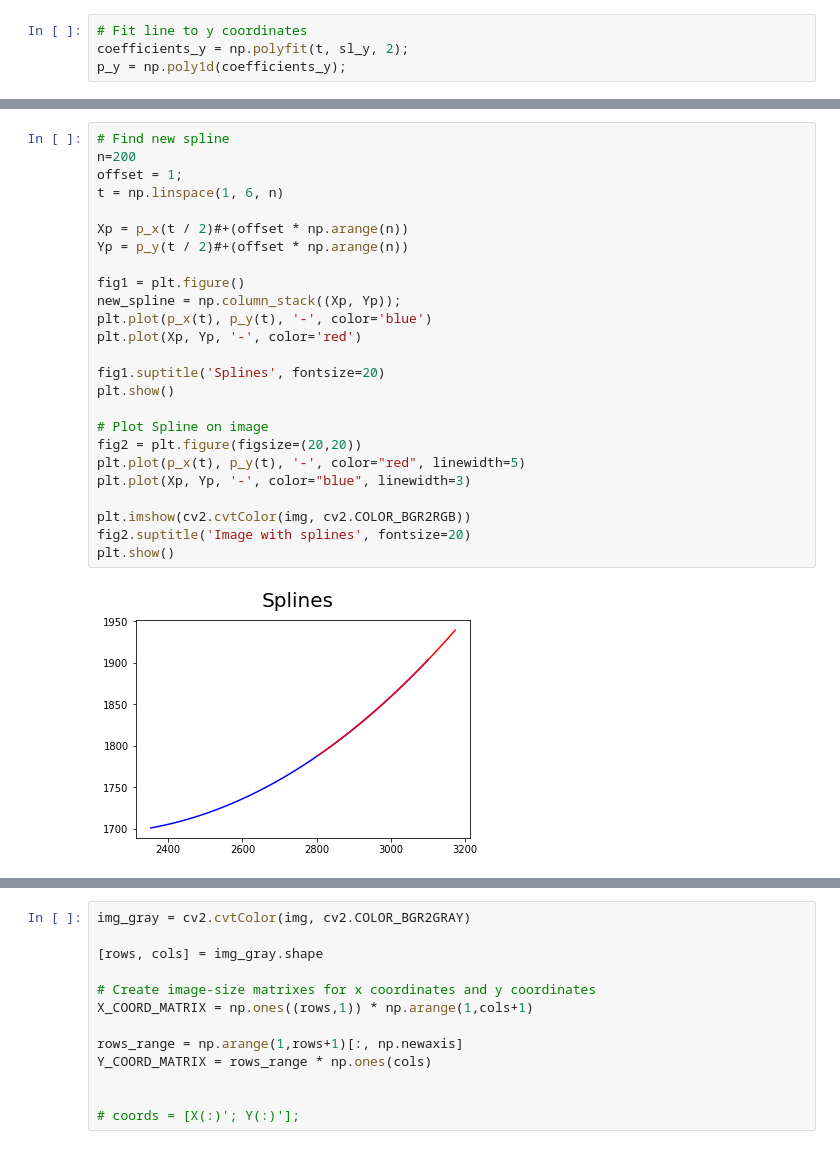
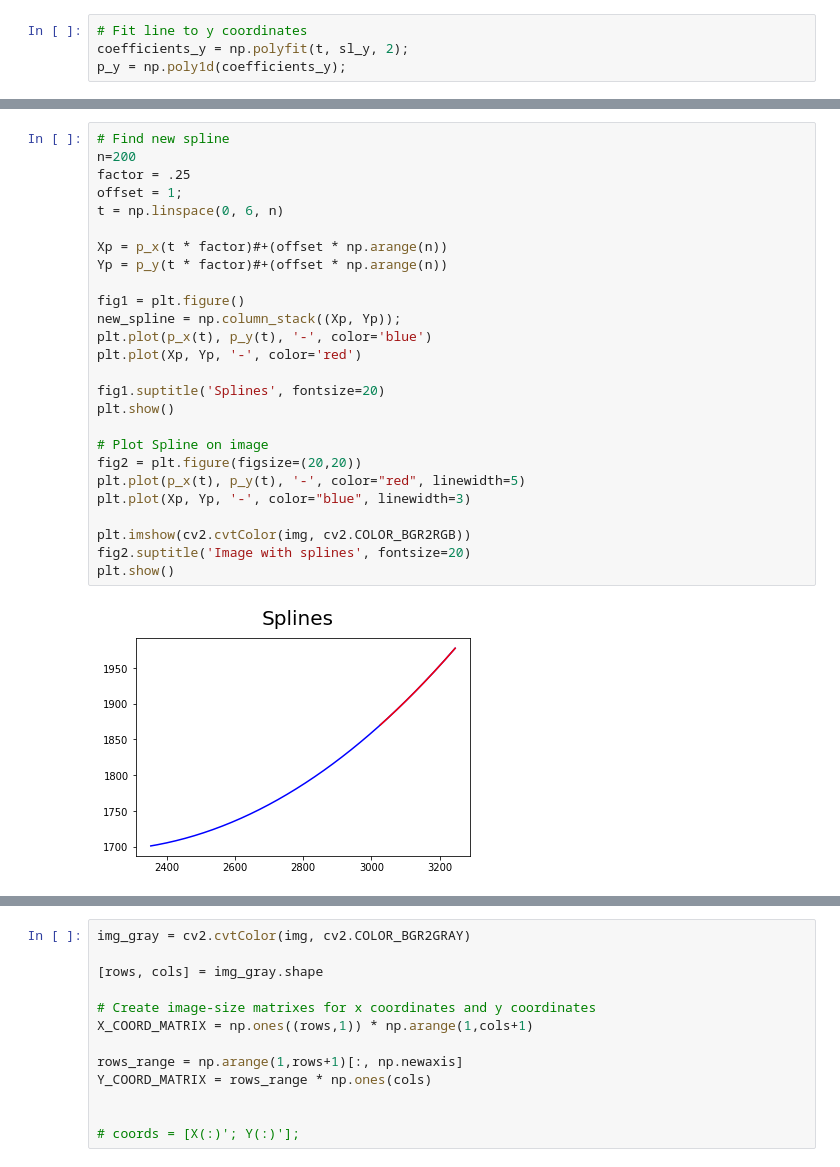
Before and after one commit to longeo/ImageWarpingPDEs, a Jupyter notebook: image_warper_opencv.ipynb, the cells around one changed output, grey strips where cells are left out. Cells and saved outputs as stored; diff of their text form.

```diff
--- a/image_warper_opencv.ipynb
+++ b/image_warper_opencv.ipynb
@@ -99,27 +87,28 @@ def get_new_spline(px, py, factor):
 # %%
 # Find new spline
 n=200
+factor = .25
 offset = 1;
-t = np.linspace(1, 6, n)
+t = np.linspace(0, 6, n)
 
-Xp = p_x(t / 2)#+(offset * np.arange(n))
-Yp = p_y(t / 2)#+(offset * np.arange(n))
+Xp = p_x(t * factor)#+(offset * np.arange(n))
+Yp = p_y(t * factor)#+(offset * np.arange(n))
 
 fig1 = plt.figure()
 new_spline = np.column_stack((Xp, Yp));
 plt.plot(p_x(t), p_y(t), '-', color='blue')
 plt.plot(Xp, Yp, '-', color='red')
 
 fig1.suptitle('Splines', fontsize=20)
 plt.show()
 
 # Plot Spline on image
 fig2 = plt.figure(figsize=(20,20))
 plt.plot(p_x(t), p_y(t), '-', color="red", linewidth=5)
 plt.plot(Xp, Yp, '-', color="blue", linewidth=3)
 
 plt.imshow(cv2.cvtColor(img, cv2.COLOR_BGR2RGB))
 fig2.suptitle('Image with splines', fontsize=20)
 plt.show()
 # %% [output]
-[figure, old version]
+[figure, new version]
```
Also changed, not shown: parts of 9 cells of this notebook.
